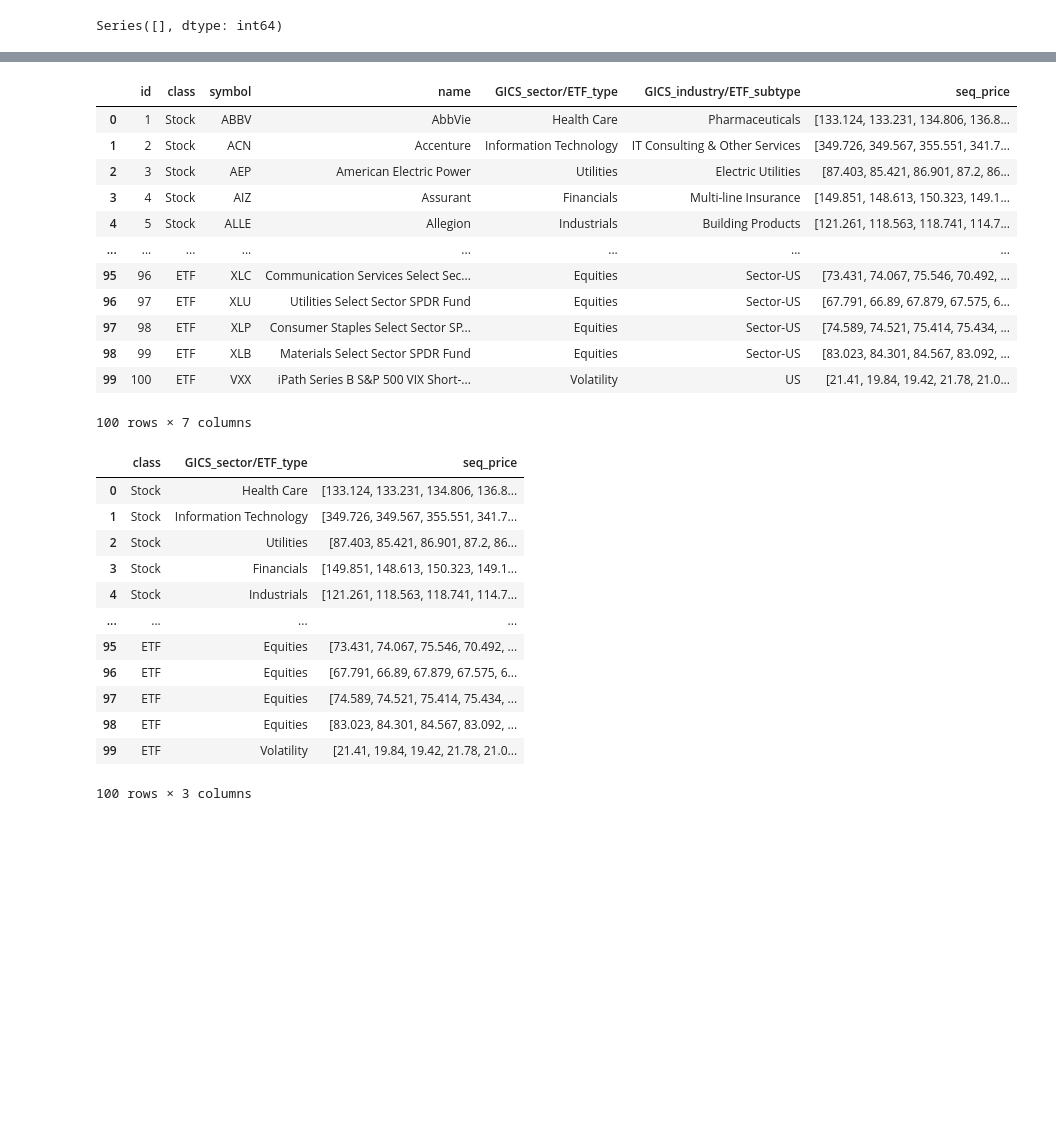
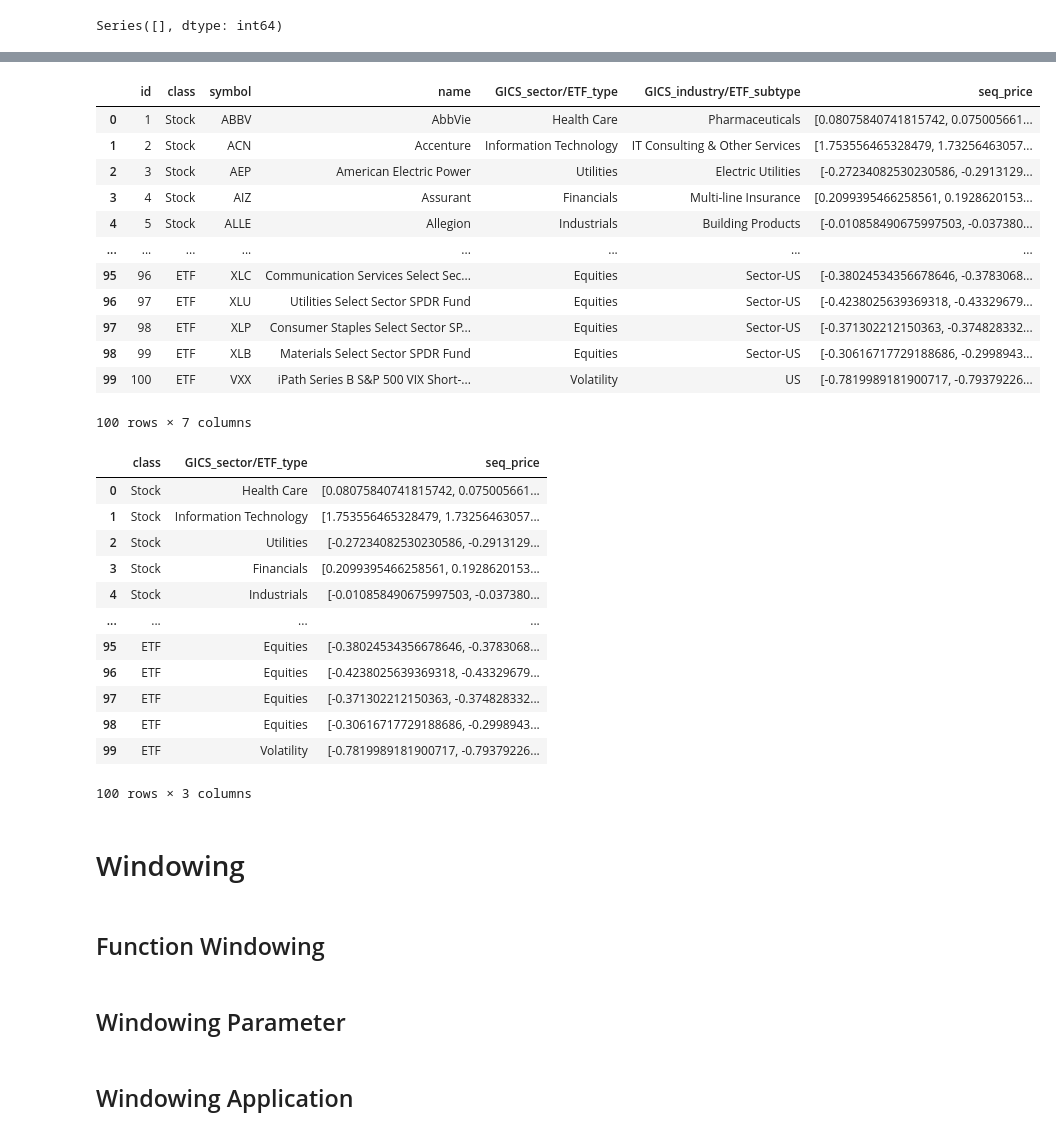
Before and after one commit to rizal-mujahiddan69/m6_competition, a Jupyter notebook: Analisis_data.ipynb, the cells around one changed output, grey strips where cells are left out. Saved outputs shown, nothing was run; the diff lists cells and outputs as text; code cells hidden in the pictures; blank space fills up the shorter version.

```diff
--- a/Analisis_data.ipynb
+++ b/Analisis_data.ipynb
@@ -445,6 +445,13 @@ df_harga
 df_gabung = df_gabung.iloc[:,:6]
 # %%
 df_harga = df_harga.interpolate(axis=1)
+kolom_harga = df_harga.columns
 df_harga.isna().sum()[df_harga.isna().sum() != 0]
 # %% [output]
 Series([], dtype: int64)
+# %%
+from sklearn.preprocessing import StandardScaler
+stdsca = StandardScaler()
+df_harga = stdsca.fit_transform(df_harga)
+df_harga = pd.DataFrame(df_harga,columns=kolom_harga)
+df_harga
@@ -451,39 +472,43 @@ Series([], dtype: int64)
 # %%
 np_harga =  df_harga.to_numpy()
 df_gabung['seq_price'] = 0
 df_gabung['seq_price'] = df_gabung['seq_price'].astype('object')
 
 for i in range(df_gabung.shape[0]):
-    df_gabung.at[i,'seq_price'] = np_harga[i,].tolist()
+    df_gabung.at[i,'seq_price'] = np_harga[i,]
 df_gabung
 # %% [output]
 |  | id | class | symbol | name | GICS_sector/ETF_type | GICS_industry/ETF_subtype | seq_price |
-| 0 | 1 | Stock | ABBV | AbbVie | Health Care | Pharmaceuticals | [133.124, 133.231, 134.806, 136.8... |
-| 1 | 2 | Stock | ACN | Accenture | Information Technology | IT Consulting & Other Services | [349.726, 349.567, 355.551, 341.7... |
-| 2 | 3 | Stock | AEP | American Electric Power | Utilities | Electric Utilities | [87.403, 85.421, 86.901, 87.2, 86... |
-| 3 | 4 | Stock | AIZ | Assurant | Financials | Multi-line Insurance | [149.851, 148.613, 150.323, 149.1... |
-| 4 | 5 | Stock | ALLE | Allegion | Industrials | Building Products | [121.261, 118.563, 118.741, 114.7... |
+| 0 | 1 | Stock | ABBV | AbbVie | Health Care | Pharmaceuticals | [0.08075840741815742, 0.075005661... |
+| 1 | 2 | Stock | ACN | Accenture | Information Technology | IT Consulting & Other Services | [1.753556465328479, 1.73256463057... |
+| 2 | 3 | Stock | AEP | American Electric Power | Utilities | Electric Utilities | [-0.27234082530230586, -0.2913129... |
+| 3 | 4 | Stock | AIZ | Assurant | Financials | Multi-line Insurance | [0.2099395466258561, 0.1928620153... |
+| 4 | 5 | Stock | ALLE | Allegion | Industrials | Building Products | [-0.010858490675997503, -0.037380... |
 | ... | ... | ... | ... | ... | ... | ... | ... |
-| 95 | 96 | ETF | XLC | Communication Services Select Sec... | Equities | Sector-US | [73.431, 74.067, 75.546, 70.492, ... |
-| 96 | 97 | ETF | XLU | Utilities Select Sector SPDR Fund | Equities | Sector-US | [67.791, 66.89, 67.879, 67.575, 6... |
-| 97 | 98 | ETF | XLP | Consumer Staples Select Sector SP... | Equities | Sector-US | [74.589, 74.521, 75.414, 75.434, ... |
-| 98 | 99 | ETF | XLB | Materials Select Sector SPDR Fund | Equities | Sector-US | [83.023, 84.301, 84.567, 83.092, ... |
-| 99 | 100 | ETF | VXX | iPath Series B S&P 500 VIX Short-... | Volatility | US | [21.41, 19.84, 19.42, 21.78, 21.0... |
+| 95 | 96 | ETF | XLC | Communication Services Select Sec... | Equities | Sector-US | [-0.38024534356678646, -0.3783068... |
+| 96 | 97 | ETF | XLU | Utilities Select Sector SPDR Fund | Equities | Sector-US | [-0.4238025639369318, -0.43329679... |
+| 97 | 98 | ETF | XLP | Consumer Staples Select Sector SP... | Equities | Sector-US | [-0.371302212150363, -0.374828332... |
+| 98 | 99 | ETF | XLB | Materials Select Sector SPDR Fund | Equities | Sector-US | [-0.30616717729188686, -0.2998943... |
+| 99 | 100 | ETF | VXX | iPath Series B S&P 500 VIX Short-... | Volatility | US | [-0.7819989181900717, -0.79379226... |
 100 rows × 7 columns
 # %%
 df_gabung = df_gabung.drop(['id','symbol','name','GICS_industry/ETF_subtype'],axis=1)
 df_gabung
 # %% [output]
 |  | class | GICS_sector/ETF_type | seq_price |
-| 0 | Stock | Health Care | [133.124, 133.231, 134.806, 136.8... |
-| 1 | Stock | Information Technology | [349.726, 349.567, 355.551, 341.7... |
-| 2 | Stock | Utilities | [87.403, 85.421, 86.901, 87.2, 86... |
-| 3 | Stock | Financials | [149.851, 148.613, 150.323, 149.1... |
-| 4 | Stock | Industrials | [121.261, 118.563, 118.741, 114.7... |
+| 0 | Stock | Health Care | [0.08075840741815742, 0.075005661... |
+| 1 | Stock | Information Technology | [1.753556465328479, 1.73256463057... |
+| 2 | Stock | Utilities | [-0.27234082530230586, -0.2913129... |
+| 3 | Stock | Financials | [0.2099395466258561, 0.1928620153... |
+| 4 | Stock | Industrials | [-0.010858490675997503, -0.037380... |
 | ... | ... | ... | ... |
-| 95 | ETF | Equities | [73.431, 74.067, 75.546, 70.492, ... |
-| 96 | ETF | Equities | [67.791, 66.89, 67.879, 67.575, 6... |
-| 97 | ETF | Equities | [74.589, 74.521, 75.414, 75.434, ... |
-| 98 | ETF | Equities | [83.023, 84.301, 84.567, 83.092, ... |
-| 99 | ETF | Volatility | [21.41, 19.84, 19.42, 21.78, 21.0... |
+| 95 | ETF | Equities | [-0.38024534356678646, -0.3783068... |
+| 96 | ETF | Equities | [-0.4238025639369318, -0.43329679... |
+| 97 | ETF | Equities | [-0.371302212150363, -0.374828332... |
+| 98 | ETF | Equities | [-0.30616717729188686, -0.2998943... |
+| 99 | ETF | Volatility | [-0.7819989181900717, -0.79379226... |
 100 rows × 3 columns
+# %% [markdown]
+# Windowing
+# %% [markdown]
+## Function Windowing
@@ -489,0 +526,2 @@ df_gabung
+# %% [markdown]
+## Windowing Parameter
@@ -489,0 +531,2 @@ df_gabung
+# %% [markdown]
+## Windowing Application
```
Also changed, not shown: parts of 38 cells of this notebook, 6 other files.
